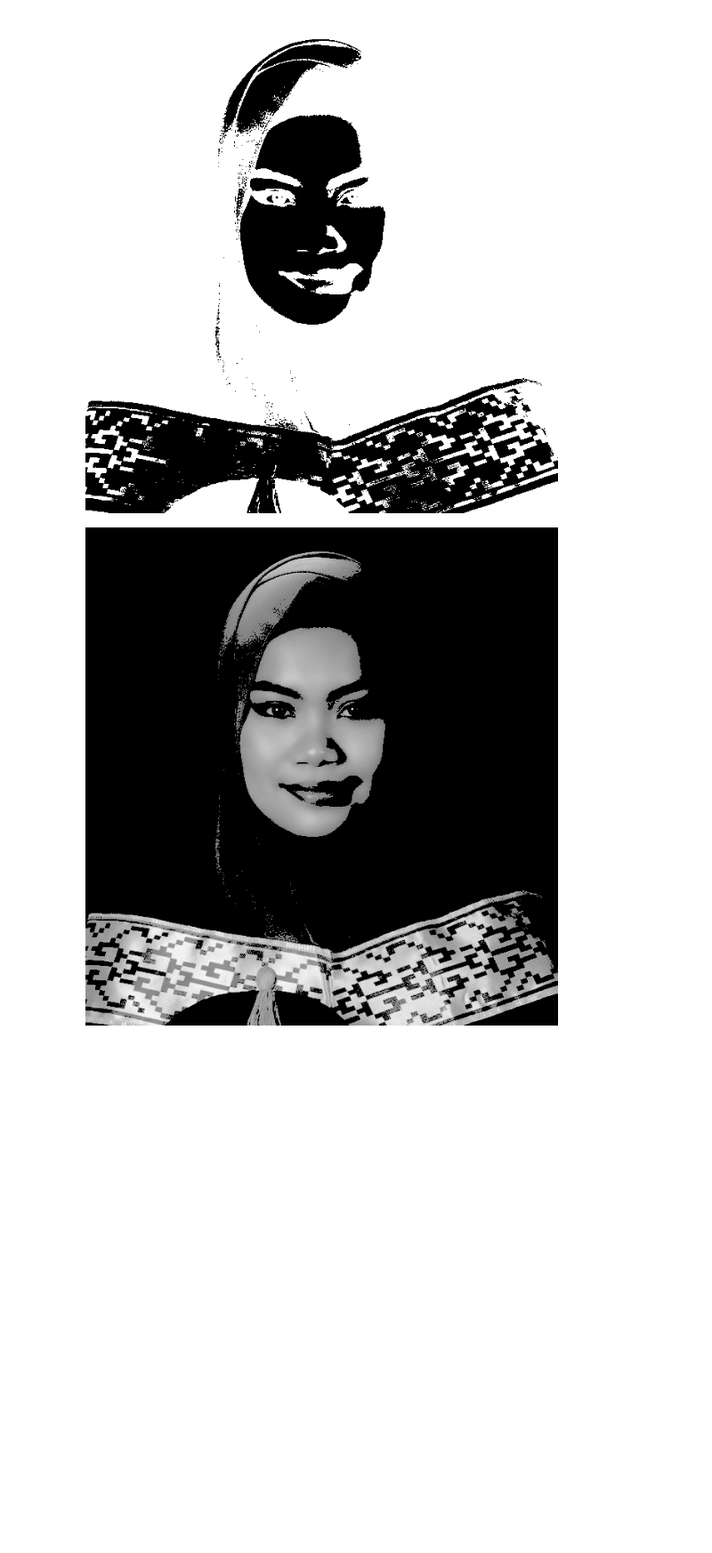
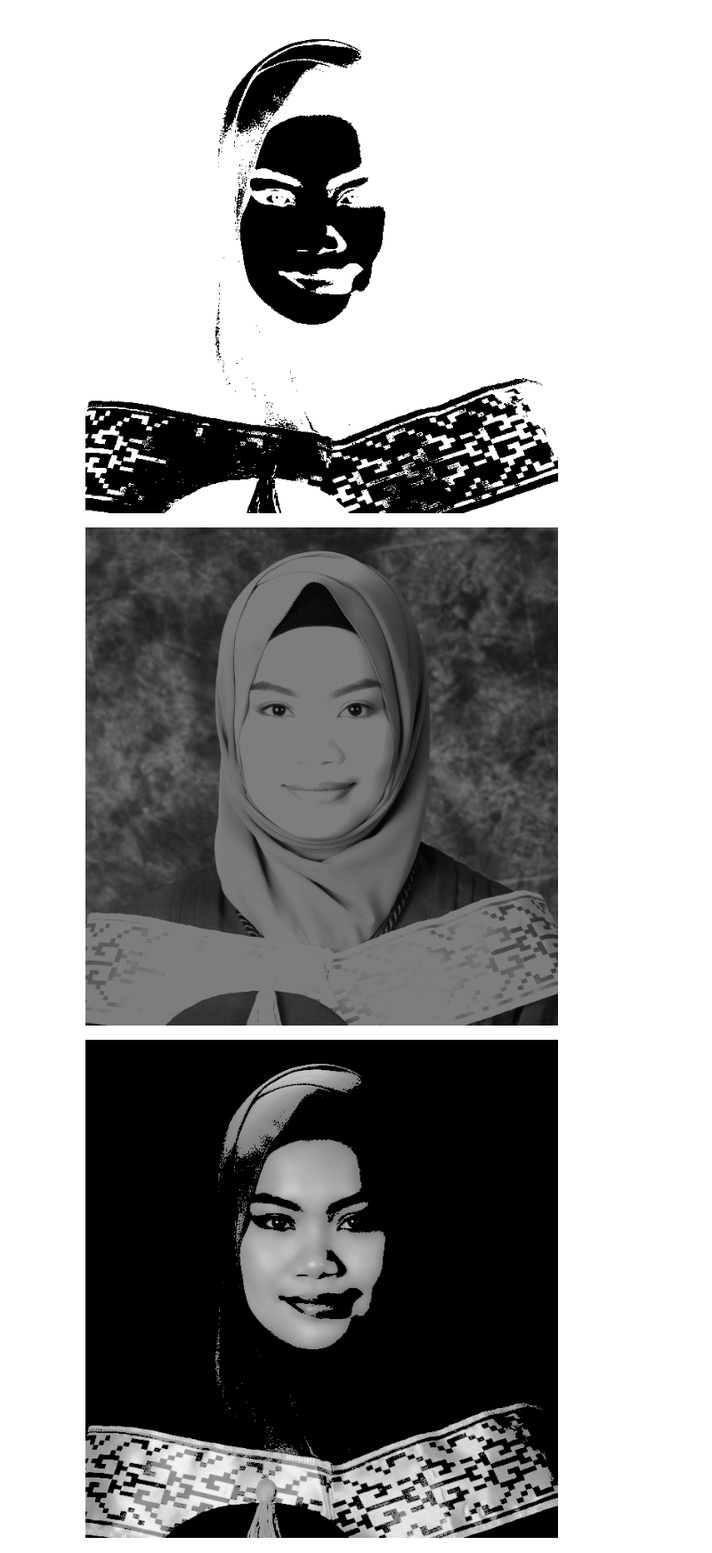
Before and after one commit to nrhnsmn/Basic-Image-Skills_ICT295, a Jupyter notebook: Basic_Image_Skills_(ICT295_Usman).ipynb, the cells around one changed output. Shown at 89% size. Saved outputs shown, nothing was run; the diff lists cells and outputs as text; code cells hidden in the pictures; blank space fills up the shorter version.

```diff
--- a/Basic_Image_Skills_(ICT295_Usman).ipynb
+++ b/Basic_Image_Skills_(ICT295_Usman).ipynb
@@ -44,6 +44,14 @@ _, binInvThresh = cv2.threshold(gray_image, 125, 255, cv2.THRESH_BINARY_INV)
 cv2_imshow(binInvThresh)
 # %% [output]
 [figure]
+# %%
+# Apply Truncated Thresholding (Thresh=125)
+_, truncThresh = cv2.threshold(gray_image, 125, 255, cv2.THRESH_TRUNC)
+
+# Display the edited image in a window
+cv2_imshow(truncThresh)
+# %% [output]
+[figure, added]
 # %%
 # Apply To Zero Thresholding (Thresh=125)
 _, toZeroThresh = cv2.threshold(gray_image, 125, 255, cv2.THRESH_TOZERO)
```
